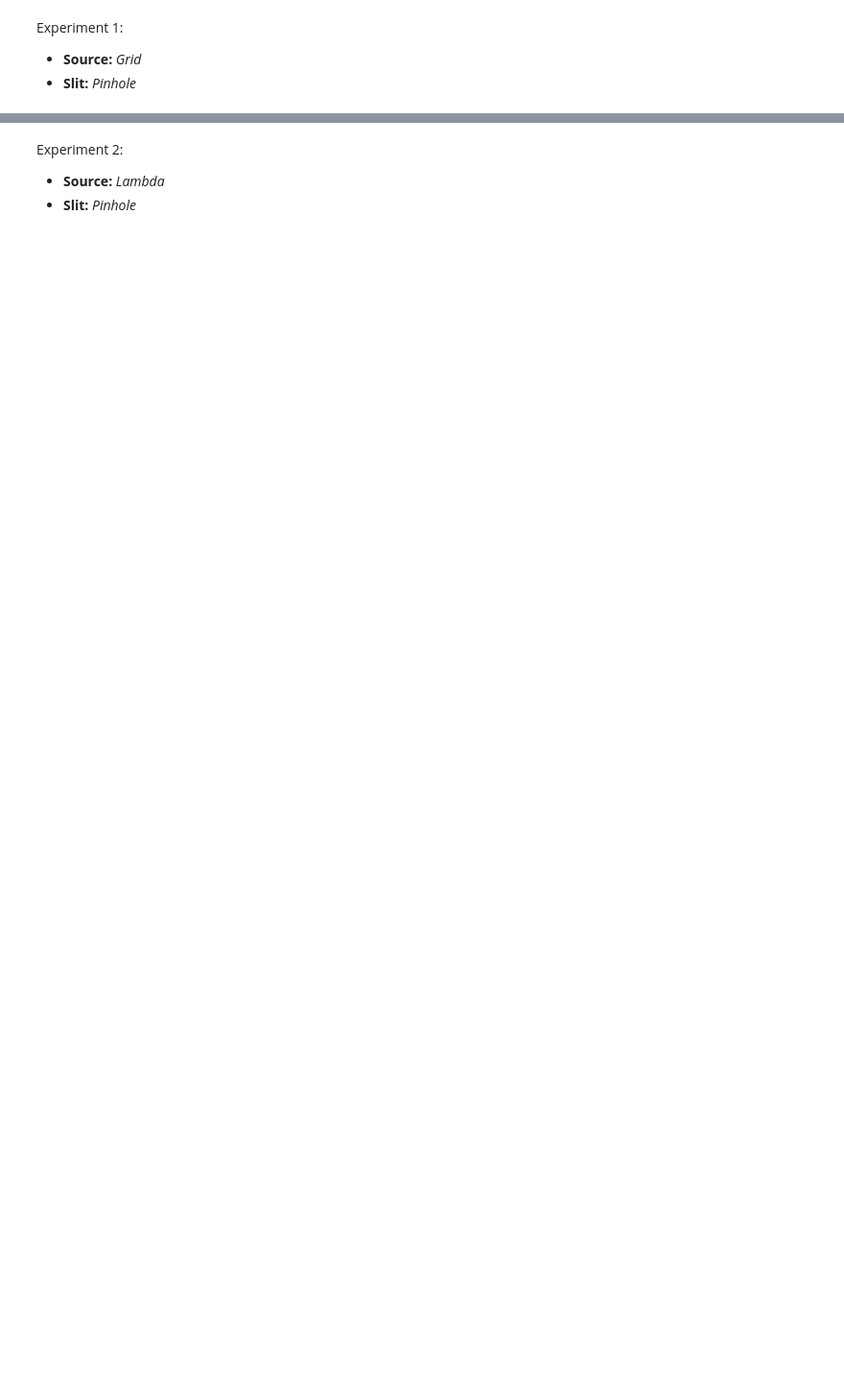
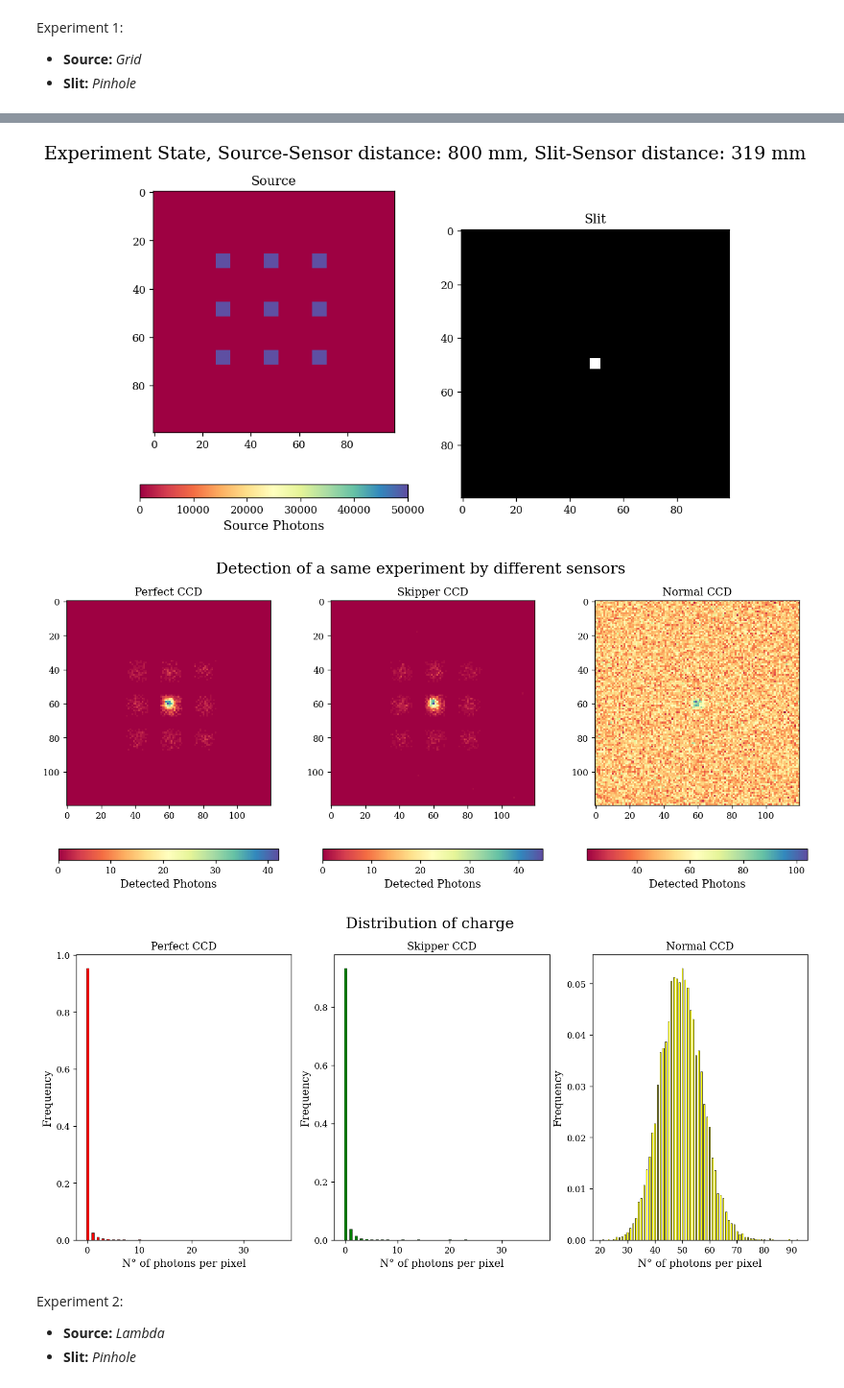
Before and after one commit to Eitan-Sprejer/CodedAperture, a Jupyter notebook: demo.ipynb, the cells around one changed output, grey strips where cells are left out. Shown at 96% size. Drawn from its saved outputs; the diff is of its cells as text; code cells hidden in the pictures; blank space fills up the shorter version.

```diff
--- a/demo.ipynb
+++ b/demo.ipynb
@@ -143,12 +108,21 @@ plt.savefig(os.path.join(simulator.saving_dir, "exp_juli_george.png"))
 # %%
 def compare_exps(config_paths, plot_hist = False):
     sensors = []
+    bin_edges = []
+    hist_values = []
 
     for config in config_paths:
         source, slit, sensor, options = get_objects_from_config(config)
         simulator = CodApSimulator(options=options, source=source, slit=slit, sensor=sensor)
         play_simulation(simulator=simulator, config_path=config)
         sensors.append(simulator.sensor)
+
+
+        unique, c = np.unique(simulator.sensor.screen, return_counts=True)
+        h_val, b_edges = np.histogram(simulator.sensor.screen, bins=np.round(unique))
+        bin_edges.append(b_edges)
+        hist_values.append(h_val)
+
 
     #Graph source vs slit (Experiment State)
     fig, axs = plt.subplots(ncols = 2, figsize = (10,6))
@@ -179,9 +153,25 @@ def compare_exps(config_paths, plot_hist = False):
     fig.colorbar(im2, ax=axs[2], label = 'Detected Photons', orientation = 'horizontal')
     plt.show()
 
-    #if plot_hist == True:
+    if plot_hist == True:
+        # Plot the histogram
+        fig, axs = plt.subplots(ncols = 3, figsize = (15,6))
+        plt.suptitle(f'Distribution of charge', fontsize = 'xx-large')
+        axs[0].bar(bin_edges[0][:-1], hist_values[0]/np.sum(hist_values[0]), align='center', width=0.5, ec='k', linewidth = 0.4, color= 'red')
+        axs[0].set_xlabel('N° of photons per pixel')
+        axs[0].set_ylabel('Frequency')
+        axs[0].set_title('Perfect CCD')
+        axs[1].bar(bin_edges[1][:-1], hist_values[1]/np.sum(hist_values[1]), align='center', width=0.5, ec='k', linewidth = 0.4, color= 'green')
+        axs[1].set_xlabel('N° of photons per pixel')
+        axs[1].set_ylabel('Frequency')
+        axs[1].set_title('Skipper CCD')
+        axs[2].bar(bin_edges[2][:-1], hist_values[2]/np.sum(hist_values[2]), align='center', width=0.5, ec='k', linewidth = 0.4, color= 'yellow')
+        axs[2].set_xlabel('N° of photons per pixel')
+        axs[2].set_ylabel('Frequency')
+        axs[2].set_title('Normal CCD')
+        plt.show()
 
-    return source, slit, options, sensors
+    return simulator, sensors
 # %% [markdown]
 Experiment 1:
 - **Source:** *Grid*
@@ -216,0 +181,3 @@ Saving results...
+# %%
+sim1, sensors1 = compare_exps(config_paths, plot_hist= True)
+# %% [output]
@@ -217,3 +205,6 @@ Saving results...
+[figure, added]
+[figure, added]
+[figure, added]
 # %% [markdown]
 Experiment 2:
 - **Source:** *Lambda*
```
Also changed, not shown: parts of 24 cells of this notebook.
